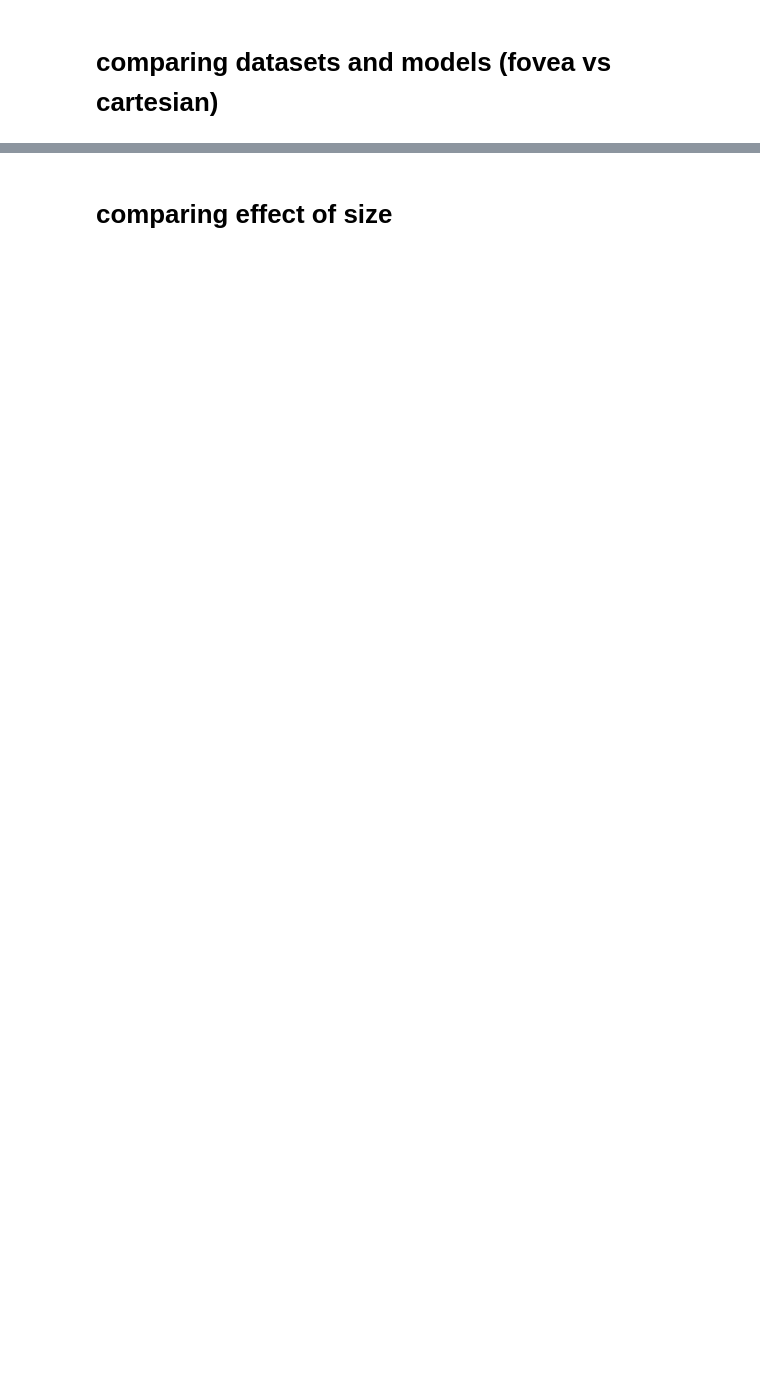
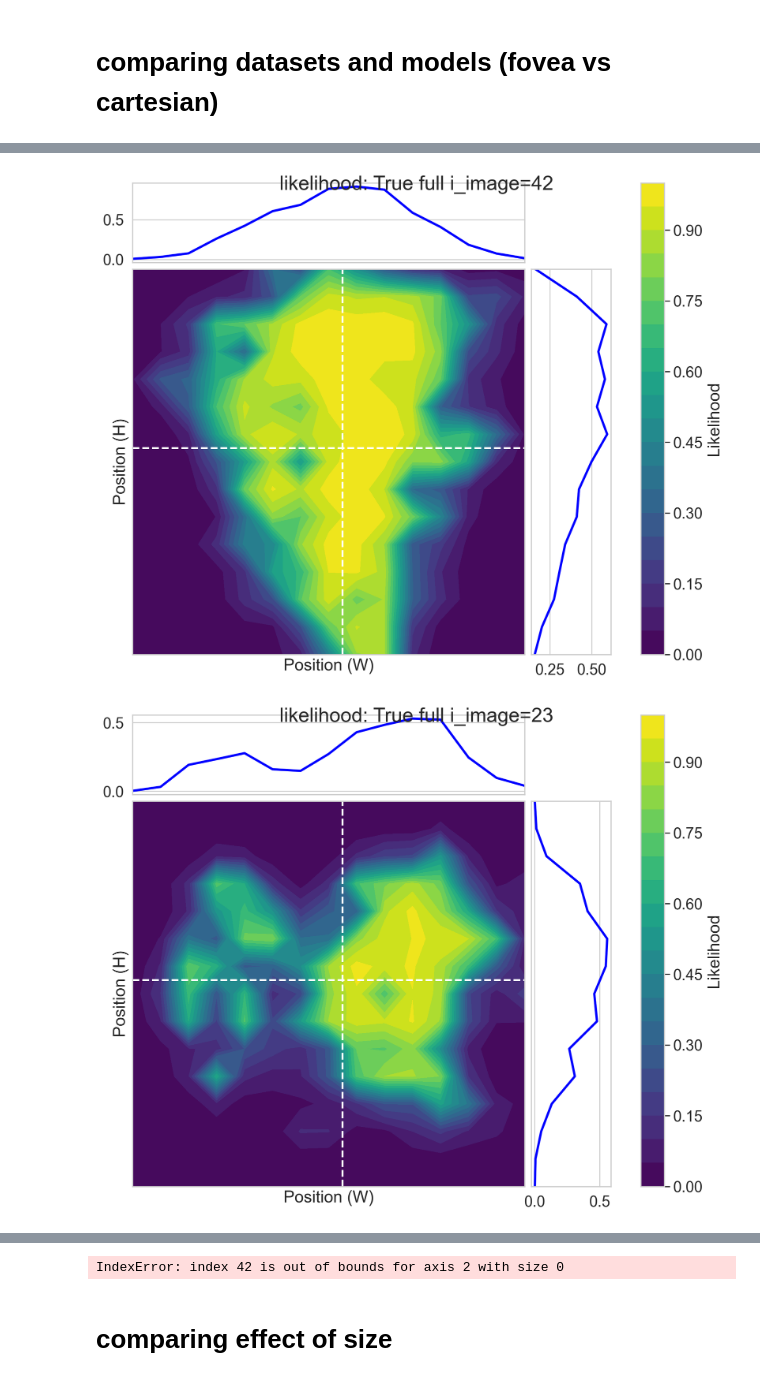
Before and after one commit to laurentperrinet/retinoto_py, a Jupyter notebook: 43_statistics-of-likelihood_maps_controls.ipynb, the cells around one changed output, grey strips where cells are left out. Saved outputs shown, nothing was run; the diff lists cells and outputs as text; code cells hidden in the pictures; blank space fills up the shorter version.

```diff
--- a/43_statistics-of-likelihood_maps_controls.ipynb
+++ b/43_statistics-of-likelihood_maps_controls.ipynb
@@ -38,14 +40,15 @@ for do_fovea in [True, False]:
             if do_fovea:
                 model_filename = args.data_cache /  f'32_fovea_model_name={args.model_name}_dataset=bbox.pth'
             else:
-                model_filename = args.data_cache /  f'20_model_name={args.model_name}_dataset=bbox.pth'
+                model_filename = args.data_cache /  f'21_model_name={args.model_name}_dataset=full.pth'
             model = fovea.load_model(args, model_filename=model_filename)
 
             n_dataset = len(val_dataset)
-            likelihood_maps_label = fovea.np.empty((resolution[0], resolution[1], n_dataset))
-            likelihood_maps_max = fovea.np.empty((resolution[0], resolution[1], n_dataset))
-            for i_batch, (image, true_idx) in fovea.tqdm(enumerate(val_loader), total=n_dataset):
-                image = image.to(args.device)
+            likelihood_maps_label = fovea.np.empty((resolution[0], resolution[1], 0))
+            likelihood_maps_max = fovea.np.empty((resolution[0], resolution[1], 0))
+            for image, true_idx in fovea.tqdm(val_loader, total=n_dataset):
+                # image = image.to(args.device)
+                image = image.to('cpu')
                 image = image.squeeze(0)
                 three, H, W = image.shape
 
@@ -55,11 +58,18 @@ for do_fovea in [True, False]:
 
                 three, H, W = image.shape
                 pos_H, pos_W = fovea.get_positions(H, W, resolution=resolution)
-                probas = fovea.compute_likelihood_map(args, model, image, pos_H, pos_W, size_ratio=size_ratio)
 
-                likelihood_maps_label[:, :, i_batch] = probas[:, true_idx].cpu().numpy().reshape(resolution)
-                proba_max, _ = probas.max(axis=-1)
-                likelihood_maps_max[:, :, i_batch] = proba_max.cpu().numpy().reshape(resolution)
+                try:
+                    probas = fovea.compute_likelihood_map(args, model, image, pos_H, pos_W, size_ratio=size_ratio)
+                    likelihood_maps_label_ = probas[:, true_idx].cpu().numpy().reshape(resolution)
+                    likelihood_maps_label = fovea.np.dstack((likelihood_maps_label, likelihood_maps_label_))
+                    proba_max, _ = probas.max(axis=-1)
+                    likelihood_maps_max_ = proba_max.cpu().numpy().reshape(resolution)
+                    likelihood_maps_max = fovea.np.dstack((likelihood_maps_max, likelihood_maps_max_))
+                except Exception as e:
+                    print(e)#, probas.shape, image.shape)
+
+
             fovea.np.savez(npz_filename,
                 likelihood_maps_max=likelihood_maps_max,
                 likelihood_maps_label=likelihood_maps_label,
@@ -67,12 +112,15 @@ for do_fovea in [True, False]:
 # %%
 for do_fovea in [True, False]:
     for dataset in fovea.params.all_datasets:
         npz_filename = args.data_cache / f'43_likelihood_maps_dataset={dataset}_{do_fovea=}.npz'
         with fovea.np.load(npz_filename) as data:
             likelihood_maps_label = data['likelihood_maps_label']
             likelihood_maps_max = data['likelihood_maps_max']
 
         for i_image in [42, 23, 57]:
-            fig, axes = fovea.visualize_likelihood_map(likelihood_maps_label[:, :, i_image], sigma=.5)
+            fig, axes = fovea.  (likelihood_maps_label[:, :, i_image], sigma=.5)
             fig.suptitle(f'likelihood: {do_fovea} {dataset} {i_image=}')
             fovea.plt.show()
+# %% [output]
+[figure, added]
+[figure, added]
@@ -79,3 +131,4 @@ for do_fovea in [True, False]:
+IndexError: index 42 is out of bounds for axis 2 with size 0
 # %%
 # import pandas as pd
 # data = []
```
Also changed, not shown: parts of 7 cells of this notebook, 6 other files.
